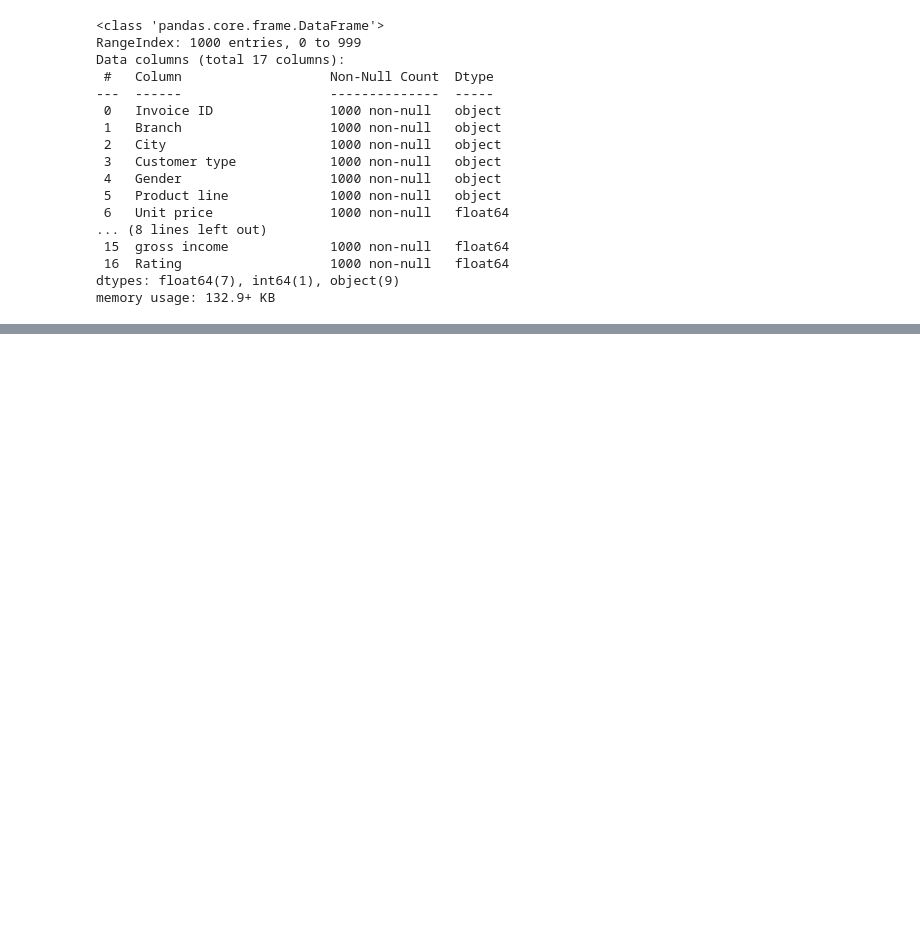
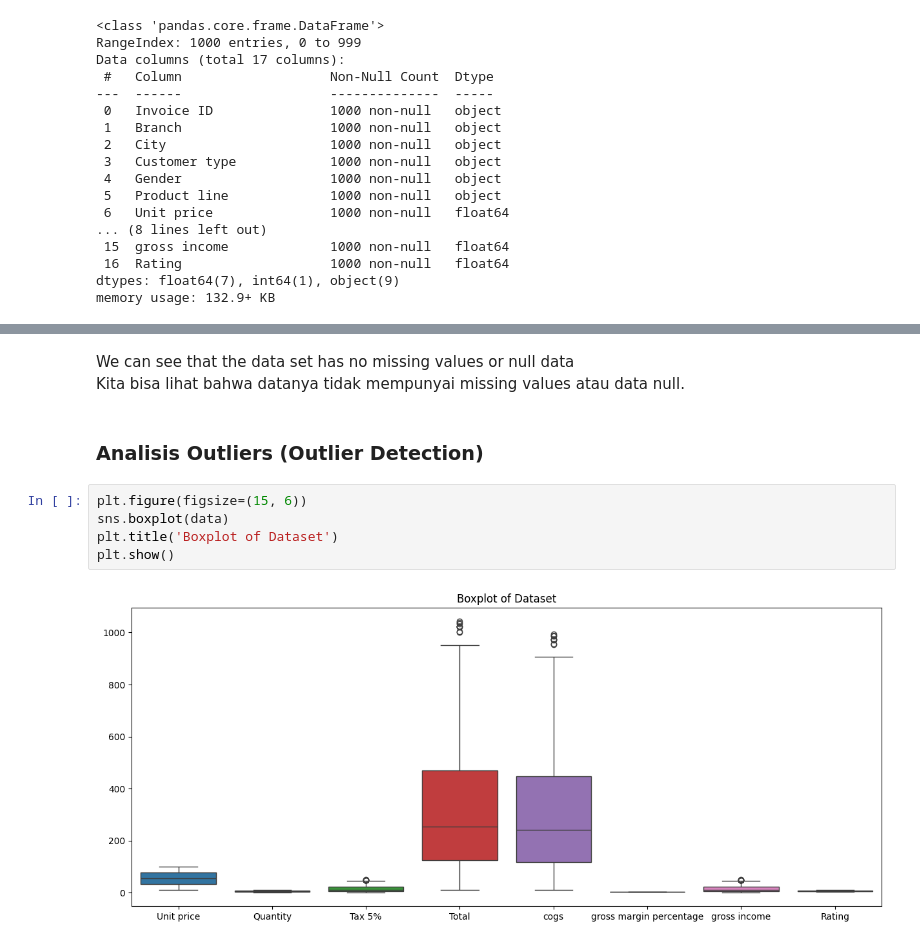
Before and after one commit to AngeloDusu/EDA-Sales-Analysis, a Jupyter notebook: Codes/EDA-Sales-Analysis.ipynb, the cells around one changed output, grey strips where cells are left out. Drawn from its saved outputs; the diff is of its cells as text; blank space fills up the shorter version.

```diff
--- a/Codes/EDA-Sales-Analysis.ipynb
+++ b/Codes/EDA-Sales-Analysis.ipynb
@@ -48,0 +86,12 @@ data.describe()
+# %% [markdown]
+We can see that the data set has no missing values or null data <br>
+Kita bisa lihat bahwa datanya tidak mempunyai missing values atau data null.
+# %% [markdown]
+<h3> Analisis Outliers (Outlier Detection) </h3>
+# %%
+plt.figure(figsize=(15, 6))
+sns.boxplot(data)
+plt.title('Boxplot of Dataset')
+plt.show()
+# %% [output]
+[figure, added]
```
Also changed, not shown: parts of 21 cells of this notebook, 1 other file.
